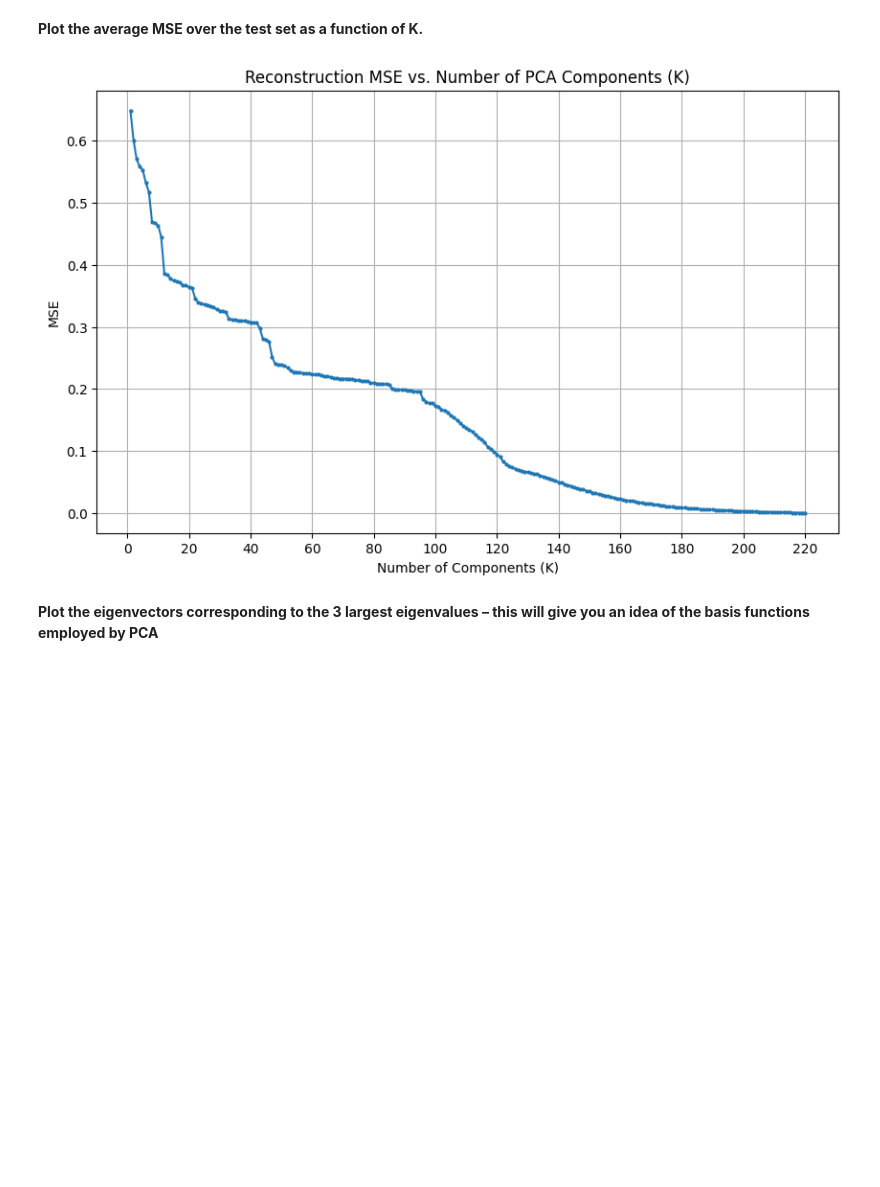
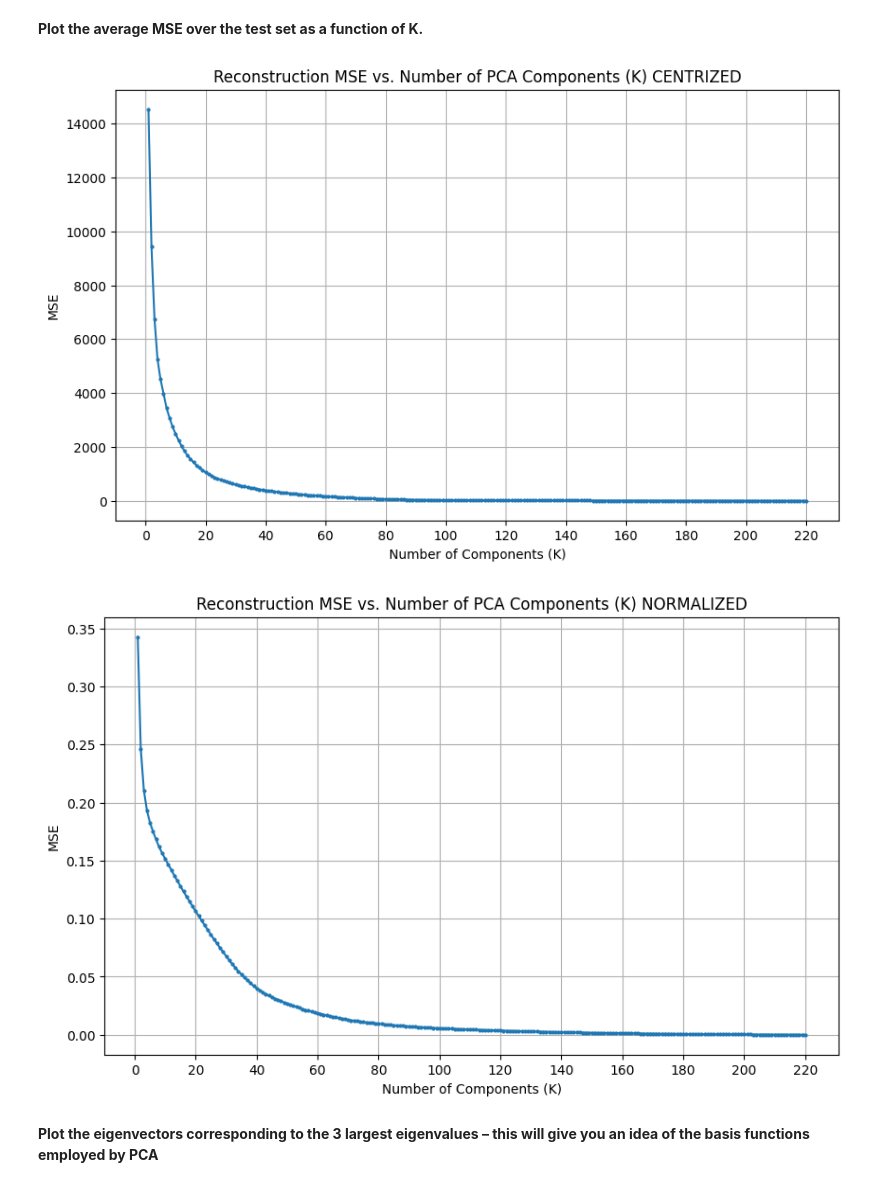
Before and after one commit to rimosoma/neural, a Jupyter notebook: Lab3.ipynb, the cells around one changed output. Drawn from its saved outputs; the diff is of its cells as text; code cells hidden in the pictures; blank space fills up the shorter version.

```diff
--- a/Lab3.ipynb
+++ b/Lab3.ipynb
@@ -133,8 +133,8 @@ X_normalized = X_centered / std
 
 
 #calcolo la matrice di covarianza della centrata o normalizzata:
-covariance_matrix_centr = np.cov(X_two_classes.T)
-#covariance_matrix_norm = np.cov(X_normalized.T)
+covariance_matrix_centr = np.cov(X_centered.T)
+covariance_matrix_norm = np.cov(X_normalized.T)
 # %% [markdown]
 **Perform the eigenvector decomposition of the sample covariance matrix. You can use the numpy linalg.eig function, which outputs the matrix containing the eigenvectors as columns, and a diagonal matric containing the eigenvalues on the main diagonal.**
 # %%
@@ -161,6 +161,11 @@ autovet_ord = lista_autovettori[:, vettore_1D_autovalori.argsort()[::-1]]
 
 #autovet_ord è quindi semplicemente la matrice intera contenente come colonne
 #tutti gli autovettori, non resta che spezzarla ad L colonne per ottenere W
+
+
+#PROCESSO PARALLELO PER I DATI NORMALIZZATI
+vettore_1D_autovalori_norm, lista_autovettori_norm = LA.eig(covariance_matrix_norm)
+autovet_ord_norm = lista_autovettori_norm[:, vettore_1D_autovalori_norm.argsort()[::-1]]
 # %% [markdown]
 **Choose a number of dimensions K<=220.Construct the eigenvector  matrix W for K components (i.e., select the last K columns)**
 # %%
@@ -171,6 +176,10 @@ autovet_ord = lista_autovettori[:, vettore_1D_autovalori.argsort()[::-1]]
 
 def extracting_W(k):
   return autovet_ord[:, :k]
+
+
+def extracting_W_norm(k):
+  return autovet_ord_norm[:, :k]
 # %% [markdown]
 **Using W, compute the PCA coefficients for each spectral vector in the data set. Then from the PCA coefficients obtain an approximation of the corresponding vector and compute the error (mean square error - MSE)**
 # %%
@@ -181,6 +190,7 @@ import matplotlib.pyplot as plt
 # --- Preparazione del Ciclo ---
 K_values = np.arange(1, 221)  # Cicliamo per K da 1 a 220
 mse_errors = [] # Lista per salvare l'errore ad ogni K
+mse_errors_norm = []
 
 
 print("Inizio ciclo per K da 1 a 220...")
@@ -192,18 +202,22 @@ for K in K_values:
 
     # Ottieni la matrice W per il K corrente
     W_K = extracting_W(K)
+    W_K_norm = extracting_W_norm(K)
 
     #  Calcolo dei Coefficienti PCA (Proiezione)
-    Z_coeff = X_normalized @ W_K
+    Z_coeff = X_centered @ W_K
+    Z_coeff_norm = X_normalized @ W_K_norm
 
     # Ricostruzione del Vettore (Approssimazione)
-    X_hat_norm = Z_coeff @ W_K.T
+    X_hat = Z_coeff @ W_K.T
+    X_hat_norm = Z_coeff_norm @ W_K_norm.T
 
     # Calcolo dell'Errore (MSE)
-    mse = np.mean((X_normalized - X_hat_norm)**2)
-
+    mse = np.mean((X_centered - X_hat)**2)
+    mse_norm = np.mean((X_normalized - X_hat_norm)**2)
     # Salva l'errore per questo K
     mse_errors.append(mse)
+    mse_errors_norm.append(mse_norm)
 
 print("Ciclo completato.")
 # %% [output]
@@ -214,17 +228,28 @@ Ciclo completato.
 # %%
 #  Risultato: Plot dell'MSE
 # (Questo plot è il risultato del ciclo poichè associa l'errore corrispondente
 #ai vari livelli di sottodimensionamento)
 plt.figure(figsize=(10, 6))
 plt.plot(K_values, mse_errors, marker='o', linestyle='-', markersize=2)
-plt.title('Reconstruction MSE vs. Number of PCA Components (K)')
+plt.title('Reconstruction MSE vs. Number of PCA Components (K) CENTRIZED')
 plt.xlabel('Number of Components (K)')
 plt.ylabel('MSE')
 plt.grid(True)
 plt.xticks(np.arange(0, 221, 20))
 plt.show() # Mostra l'immagine
+
+#plot dei dati normalizzati:
+plt.figure(figsize=(10, 6))
+plt.plot(K_values, mse_errors_norm, marker='o', linestyle='-', markersize=2)
+plt.title('Reconstruction MSE vs. Number of PCA Components (K) NORMALIZED')
+plt.xlabel('Number of Components (K)')
+plt.ylabel('MSE')
+plt.grid(True)
+plt.xticks(np.arange(0, 221, 20))
+plt.show() # Mostra l'immagine
 # %% [output]
-[figure, old version]
+[figure, new version]
+[figure, added]
 # %% [markdown]
 **Plot the eigenvectors corresponding to the 3 largest eigenvalues – this will give you an idea of the basis functions employed by PCA**
 # %%
```
Also changed, not shown: parts of 4 cells of this notebook.
